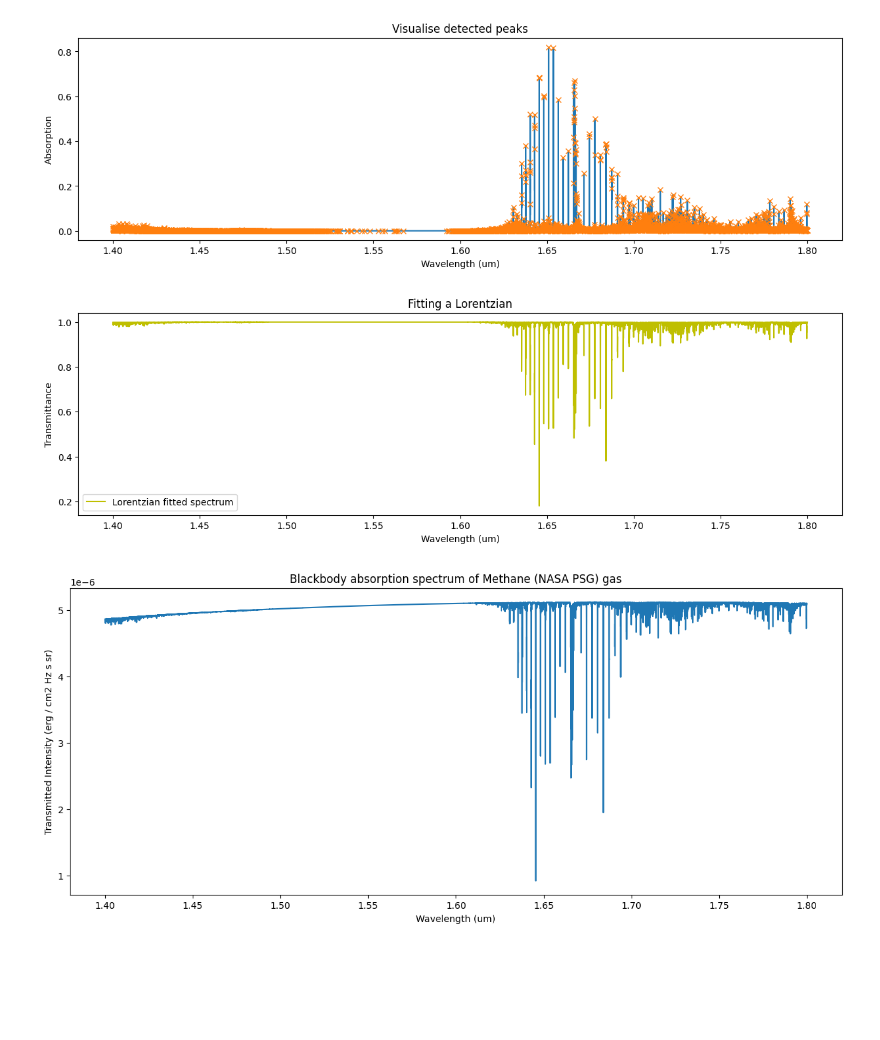
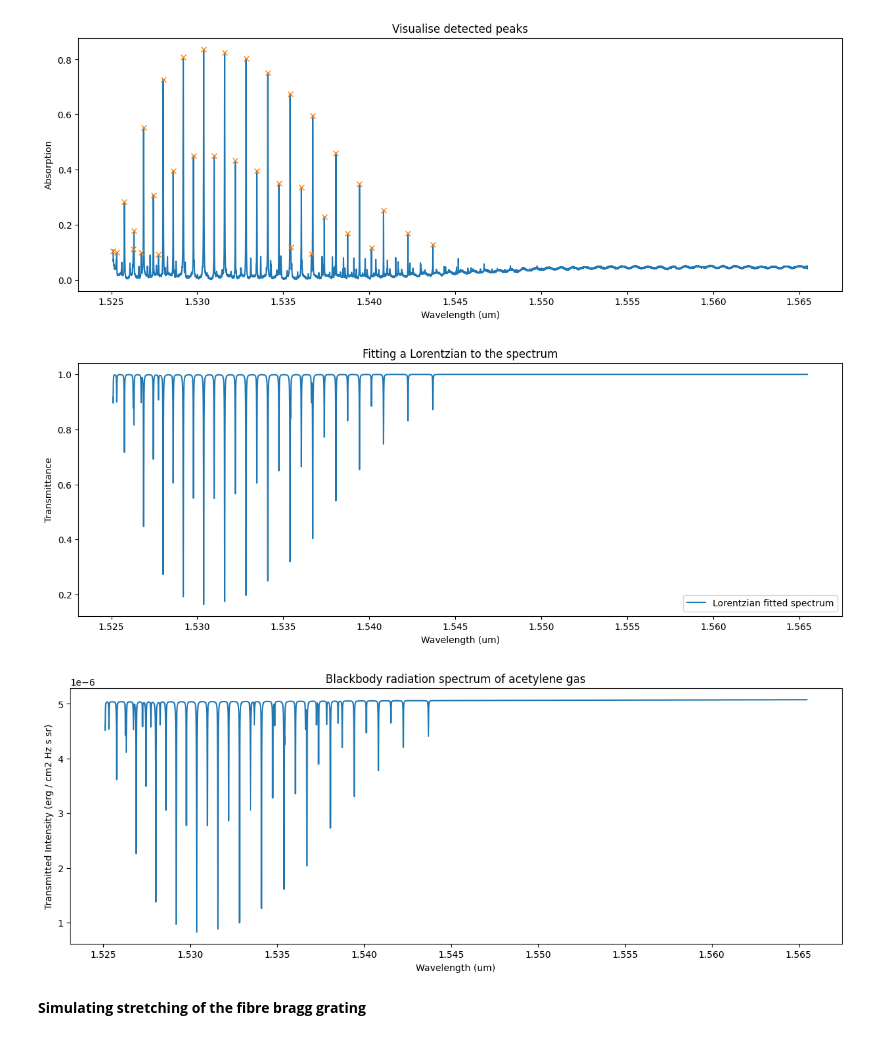
Before and after one commit to SAIL-Labs/FBG-Sensor, a Jupyter notebook: newSimulatingCode_FBG.ipynb, the cells around one changed output. Cells and saved outputs as stored; diff of their text form; code cells hidden in the pictures; blank space fills up the shorter version.

```diff
--- a/newSimulatingCode_FBG.ipynb
+++ b/newSimulatingCode_FBG.ipynb
@@ -13,12 +34,9 @@ from scipy.signal import find_peaks
 # %%
-#Inputting the data
-
-def input_spectra(gasname, filepath, isheader, separation, wavelengthunits, wavelengthcol, datacol):
+def input_spectra(filepath, isheader, separation, wavelengthunits, wavelengthcol, dataunits, datacol):
     """
-    This function input_spectra loads in the datafile for the spectral information and assigns values to the wavelength and spectral data.
+    This function loads in the datafile for the spectral information and assigns values to the wavelength and spectral data.
 
     Parameters include:
-        - gasname                   : user inputs the name of the gas
         - filepath                  : input file with at least one column for wavelength given in nanometers (nm) or micrometres (um)
                                       and one column for spectral line intensity. Needs to be contained within "".
         - isheader                  : parameter takes in whether there is a header in the file. None means there is no header present
@@ -26,6 +44,8 @@ def input_spectra(gasname, filepath, isheader, separation, wavelengthunits, wave
                                       e.g. "\t" means values separated by a tab
         - wavelengthunits           : enter the units of the wavelength data, input "um" or "nm", function will convert units into um.
         - wavelengthcol             : user inputs which column consists of the wavelength values
+        - dataunits                 : enter the units of the spectral data, input "fractional" or "dB", function will convert value to
+                                      a fractional value between 0 and 1
         - datacol                   : user inputs which column consists of the spectra data values
         - gas_wavelength            : variable consisting of the wavelength data
         - gas_absorption_line_data  : variable consisting of the gas absorption data
@@ -34,7 +54,7 @@ def input_spectra(gasname, filepath, isheader, separation, wavelengthunits, wave
     # ~~~~~ Inputs the data file
     gas_raw_data = pd.read_csv(filepath, header = isheader, sep = separation).values #stores the file into a variable
     gas_wavelength = (gas_raw_data[:,wavelengthcol]).astype(float) #variable stores the wavelength range
-    gas_absorption_line_data = (gas_raw_data[:,datacol]).astype(float) #variable stores the absorption line data for each line
+    gas_line_data = (gas_raw_data[:,datacol]).astype(float) #variable stores the absorption line data for each line
 
     if wavelengthunits == "um":
         gas_wavelength = gas_wavelength #leaves the wavelength units in micrometres (um)
@@ -43,8 +63,15 @@ def input_spectra(gasname, filepath, isheader, separation, wavelengthunits, wave
     else:
         print("Please input the wavelength as um or nm")
 
-    return gasname, gas_wavelength, gas_absorption_line_data
+    if dataunits == "fractional":
+        gas_line_data = gas_line_data #leaves the data in terms of percentage
+    elif dataunits == "dB":
+        gas_line_data = (10**(gas_line_data/10))  #converts from decibels to a fractional value between 0 and 1
+    else:
+        print("Please input dB or percentage")
+
+    return gas_wavelength, gas_line_data
 # %%
 #Testing function using generated data from NASA PSG
-gasname, spectra_wav, spectra_data = input_spectra('Methane (NASA PSG)', '/home/samhitasodhi/Gas Sensor Project/Code - Nicholas Morley/New Code/ch4 psg_trn (1).txt', None, ' ', 'um', 0, 2)
+spectra_wav, spectra_data = input_spectra('/home/samhitasodhi/Gas Sensor Project/Code - Nicholas Morley/fbg_prog/fbg_prog/Line_Lists/C2H2 gas cell-_40nm_1_T_C33-c2h2200C3M_42nm_0_T.txt', None, '\t', 'nm', 0, 'dB', 2)
 # %%
@@ -228,8 +261,8 @@ def fit_curves(spectra_wav, spectra_data, detection_height, plot_min, plot_max,
     return transmittance
 # %%
 #Testing function
-transmittance = fit_curves(spectra_wav, spectra_data, 0.000010, None, None, 'lorentzian')
+transmittance = fit_curves(spectra_wav, spectra_data, 0.09, None, None, 'lorentzian')
 # %% [output]
-[figure, old version]
+[figure, new version]
-[figure, old version]
+[figure, new version]
 # %%
@@ -276,6 +311,8 @@ def blackbodyabsorption(wavelength, spectra_data, temp, xlimits, ylimits):
    return flux, transmitted_intensity
 # %%
 #testing function for plotting blackbody and flux
-flux, transmitted_intensity = blackbodyabsorption(spectra_wav, transmittance, 3000, None, None)
+flux, transmitted_intensity = blackbodyabsorption('acetylene gas', spectra_wav, transmittance, 3000, None, None)
 # %% [output]
-[figure, old version]
+[figure, new version]
+# %% [markdown]
+**Simulating stretching of the fibre bragg grating**
```
Also changed, not shown: parts of 15 cells of this notebook.
